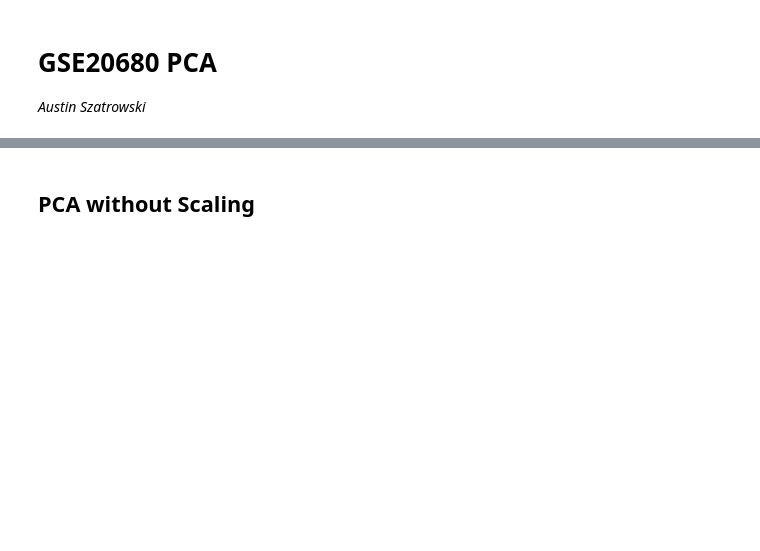
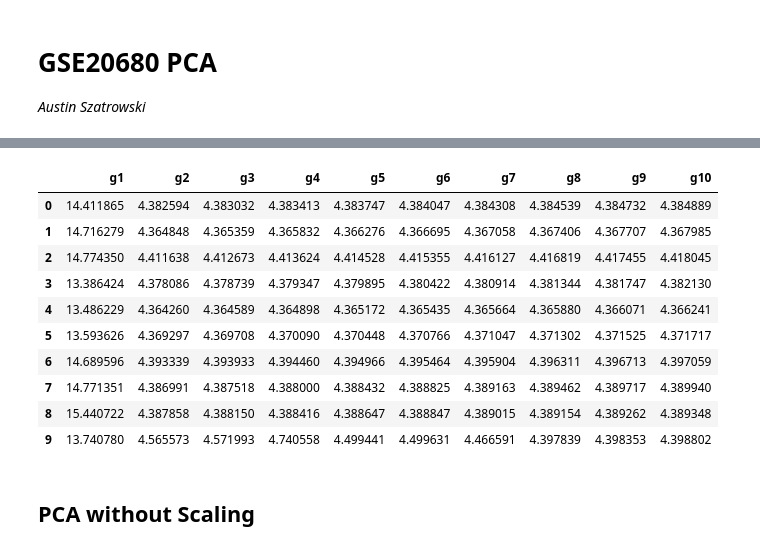
Before and after one commit to aszatrowski/BIOS26211_FinalProject, a Jupyter notebook: PCA1.ipynb, the cells around one changed output, grey strips where cells are left out. Drawn from its saved outputs; the diff is of its cells as text; code cells hidden in the pictures; blank space fills up the shorter version.

```diff
--- a/PCA1.ipynb
+++ b/PCA1.ipynb
@@ -23,3 +23,18 @@ gse_20680.head()
+# %%
+gse_20680_pcamatrix = gse_20680.iloc[0:196,2:45017]
+gse_20680_pcamatrix.iloc[0:10, 0:10]
+# %% [output]
+|  | g1 | g2 | g3 | g4 | g5 | g6 | g7 | g8 | g9 | g10 |
+| 0 | 14.411865 | 4.382594 | 4.383032 | 4.383413 | 4.383747 | 4.384047 | 4.384308 | 4.384539 | 4.384732 | 4.384889 |
+| 1 | 14.716279 | 4.364848 | 4.365359 | 4.365832 | 4.366276 | 4.366695 | 4.367058 | 4.367406 | 4.367707 | 4.367985 |
+| 2 | 14.774350 | 4.411638 | 4.412673 | 4.413624 | 4.414528 | 4.415355 | 4.416127 | 4.416819 | 4.417455 | 4.418045 |
+| 3 | 13.386424 | 4.378086 | 4.378739 | 4.379347 | 4.379895 | 4.380422 | 4.380914 | 4.381344 | 4.381747 | 4.382130 |
+| 4 | 13.486229 | 4.364260 | 4.364589 | 4.364898 | 4.365172 | 4.365435 | 4.365664 | 4.365880 | 4.366071 | 4.366241 |
+| 5 | 13.593626 | 4.369297 | 4.369708 | 4.370090 | 4.370448 | 4.370766 | 4.371047 | 4.371302 | 4.371525 | 4.371717 |
+| 6 | 14.689596 | 4.393339 | 4.393933 | 4.394460 | 4.394966 | 4.395464 | 4.395904 | 4.396311 | 4.396713 | 4.397059 |
+| 7 | 14.771351 | 4.386991 | 4.387518 | 4.388000 | 4.388432 | 4.388825 | 4.389163 | 4.389462 | 4.389717 | 4.389940 |
+| 8 | 15.440722 | 4.387858 | 4.388150 | 4.388416 | 4.388647 | 4.388847 | 4.389015 | 4.389154 | 4.389262 | 4.389348 |
+| 9 | 13.740780 | 4.565573 | 4.571993 | 4.740558 | 4.499441 | 4.499631 | 4.466591 | 4.397839 | 4.398353 | 4.398802 |
 # %% [markdown]
 ## PCA without Scaling
 # %%
```
Also changed, not shown: parts of 6 cells of this notebook, 1 other file.
